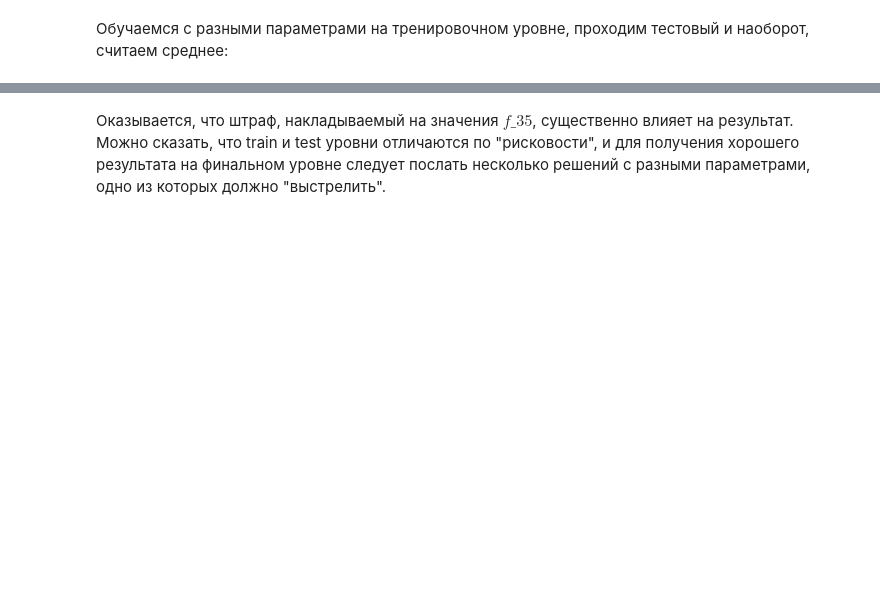
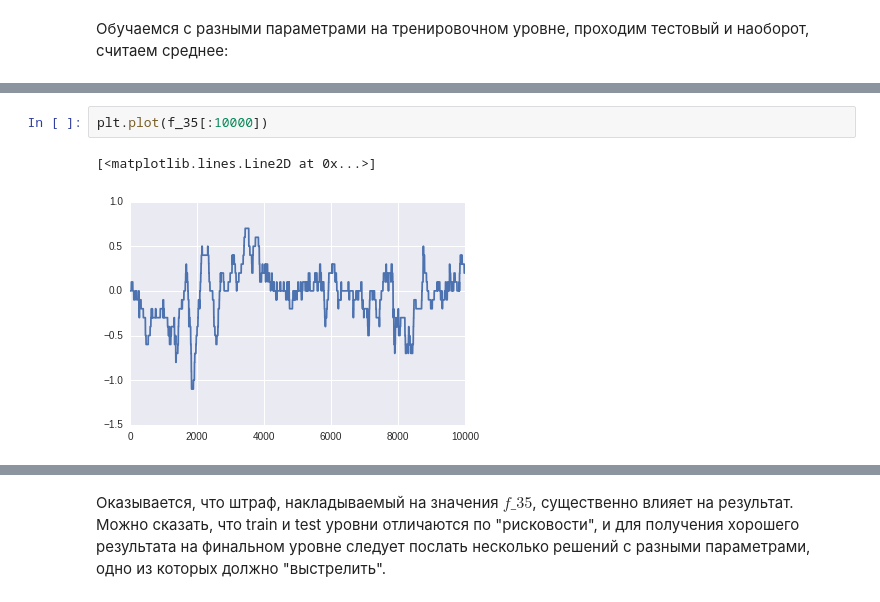
Before and after one commit to smerdov/BlackBoxChallenge, a Jupyter notebook: BlackBoxChallenge Solution.ipynb, the cells around one changed output, grey strips where cells are left out. Drawn from its saved outputs; the diff is of its cells as text; blank space fills up the shorter version.

```diff
--- a/BlackBoxChallenge Solution.ipynb
+++ b/BlackBoxChallenge Solution.ipynb
@@ -853,0 +883,5 @@ n = 34; f_35_penalty = 0.15; k = 0
+# %%
+plt.plot(f_35[:10000])
+# %% [output]
+[<matplotlib.lines.Line2D at 0x...>]
+[figure, added]
```
Also changed, not shown: parts of 25 cells of this notebook, 6 other files.
